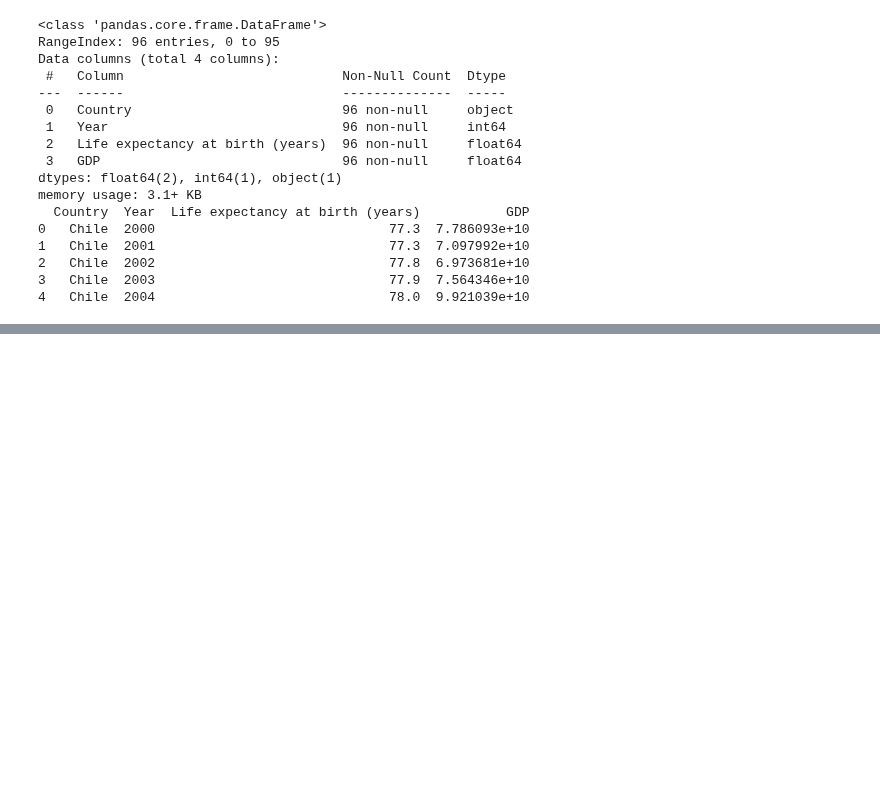
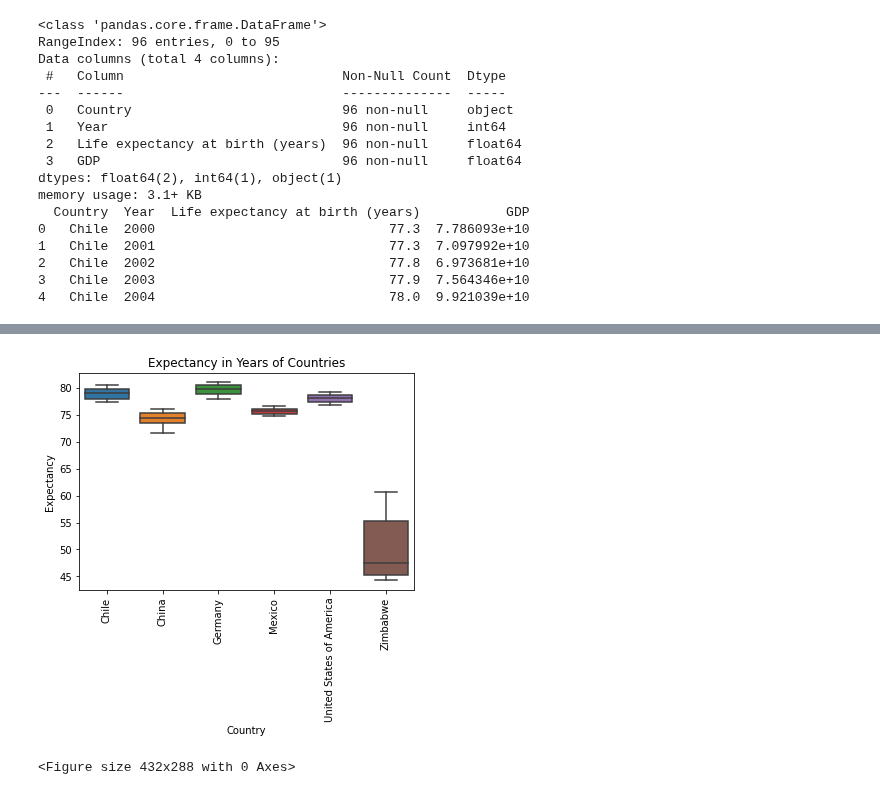
Before and after one commit to cacaprog/Exercises, a Jupyter notebook: Life-Expectancy-and-GDP-Starter/life_expectancy_gdp.ipynb, the cells around one changed output, grey strips where cells are left out. Cells and saved outputs as stored; diff of their text form; code cells hidden in the pictures; blank space fills up the shorter version.

```diff
--- a/Life-Expectancy-and-GDP-Starter/life_expectancy_gdp.ipynb
+++ b/Life-Expectancy-and-GDP-Starter/life_expectancy_gdp.ipynb
@@ -26,0 +82,11 @@ memory usage: 3.1+ KB
+# %%
+#let´s take a look on countries Expectancy
+sns.boxplot(all_data.Country, all_data.Expectancy)
+plt.title("Expectancy in Years of Countries")
+plt.xticks(rotation = 90)
+plt.show()
+
+plt.clf()
+# %% [output]
+[figure, added]
+<Figure size 432x288 with 0 Axes>
```
Also changed, not shown: parts of 13 cells of this notebook, 4 other files.
